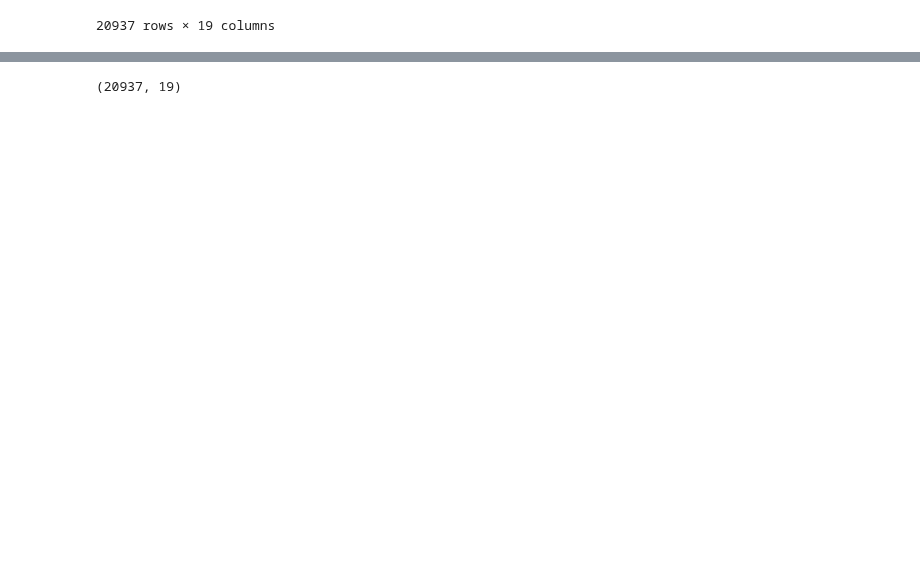
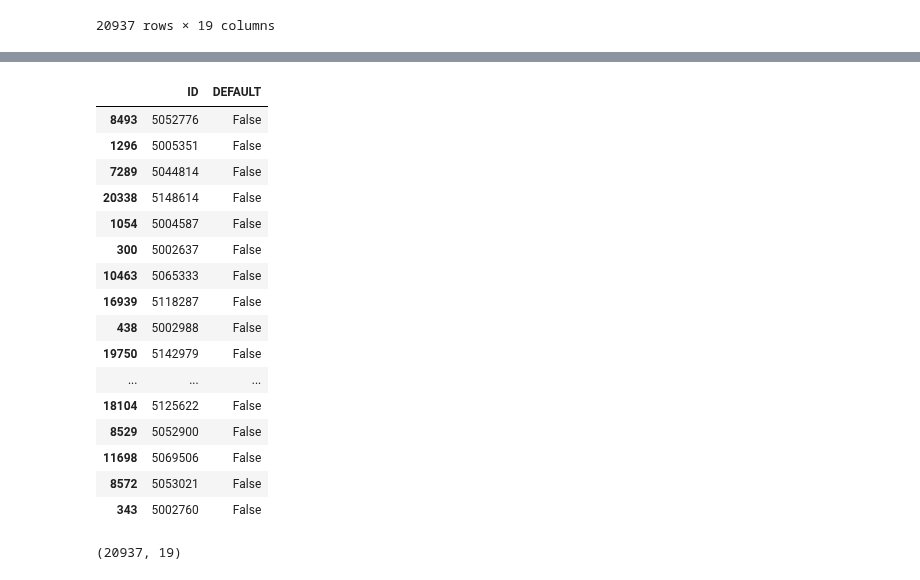
Before and after one commit to RaphaelfsOliveira/DataScience, a Jupyter notebook: EBAC Curso Ciência de Dados/Cientista de Dados/modulo_5_exercicios_2.ipynb, the cells around one changed output, grey strips where cells are left out. Drawn from its saved outputs; the diff is of its cells as text; code cells hidden in the pictures; blank space fills up the shorter version.

```diff
--- a/EBAC Curso Ciência de Dados/Cientista de Dados/modulo_5_exercicios_2.ipynb
+++ b/EBAC Curso Ciência de Dados/Cientista de Dados/modulo_5_exercicios_2.ipynb
@@ -144,3 +164,23 @@ df_merge
+# %%
+df_merge[['ID', 'DEFAULT']].sample(20, random_state=1)
+# %% [output]
+|  | ID | DEFAULT |
+| 8493 | 5052776 | False |
+| 1296 | 5005351 | False |
+| 7289 | 5044814 | False |
+| 20338 | 5148614 | False |
+| 1054 | 5004587 | False |
+| 300 | 5002637 | False |
+| 10463 | 5065333 | False |
+| 16939 | 5118287 | False |
+| 438 | 5002988 | False |
+| 19750 | 5142979 | False |
+| ... | ... | ... |
+| 18104 | 5125622 | False |
+| 8529 | 5052900 | False |
+| 11698 | 5069506 | False |
+| 8572 | 5053021 | False |
+| 343 | 5002760 | False |
 # %%
 df_merge.shape
 # %% [output]
```
Also changed, not shown: parts of 5 cells of this notebook.
